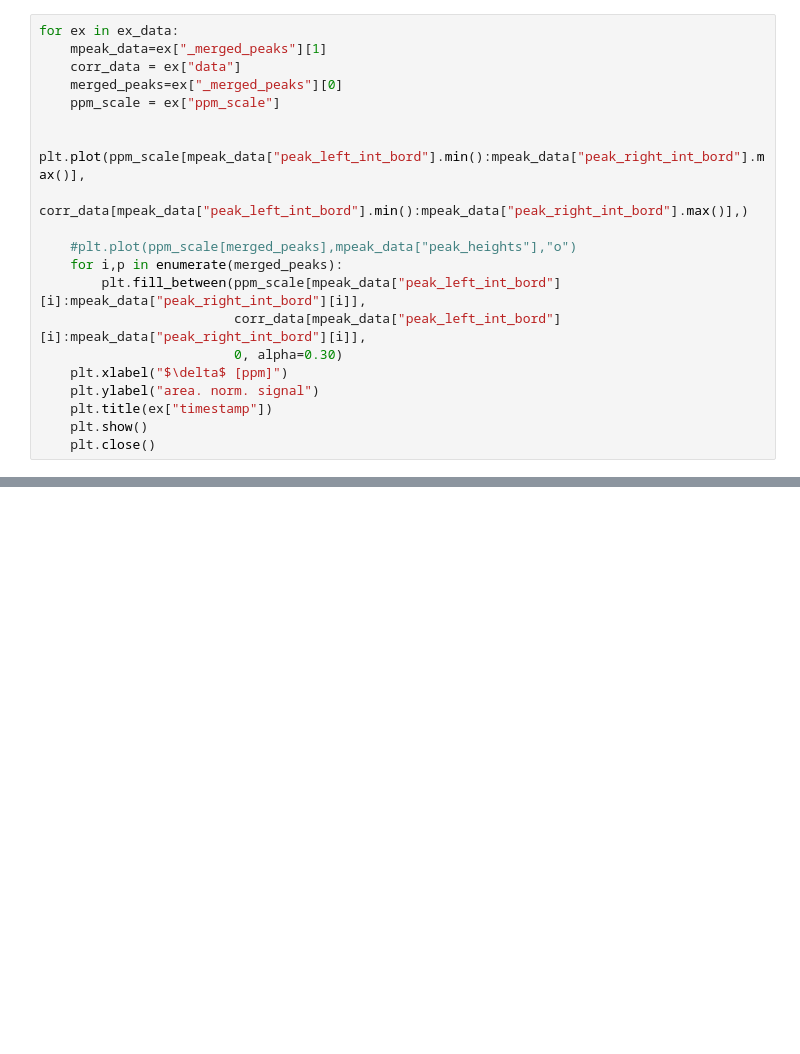
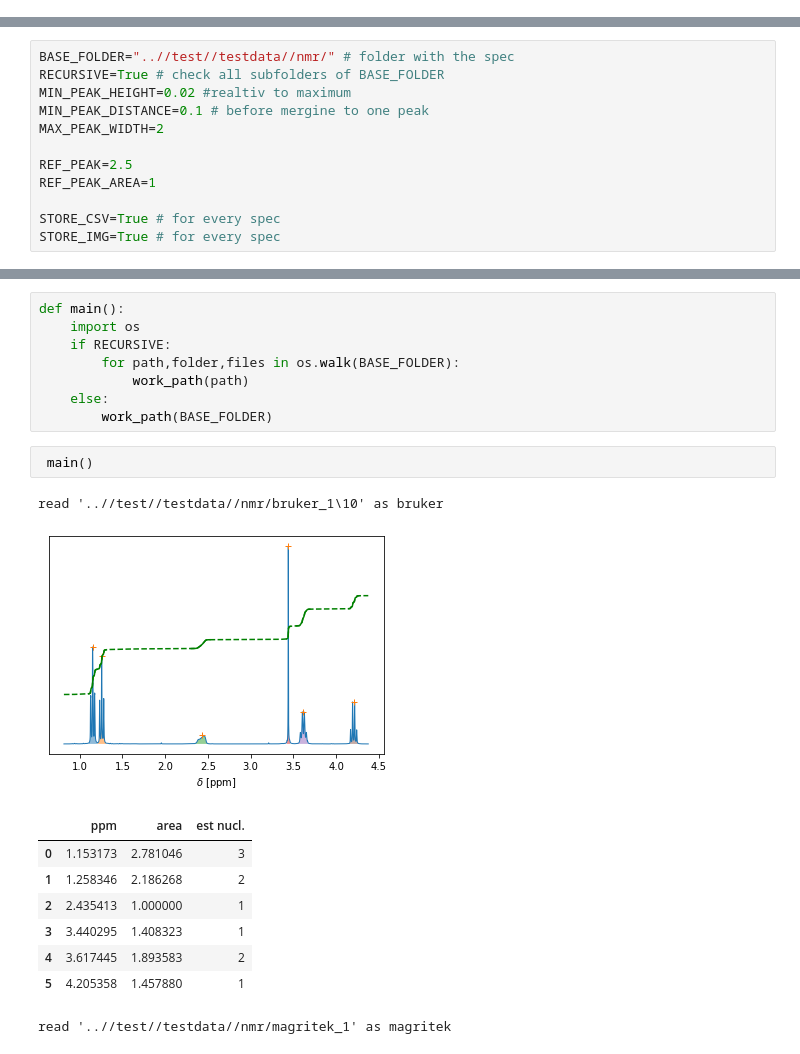
Before and after one commit to JulianKimmig/autochem, a Jupyter notebook: examples/nmr.ipynb, the cells around one changed output, grey strips where cells are left out. Drawn from its saved outputs; the diff is of its cells as text; blank space fills up the shorter version.

```diff
--- a/examples/nmr.ipynb
+++ b/examples/nmr.ipynb
@@ -271,20 +0,0 @@ plt.close()
-# %%
-for ex in ex_data:
-    mpeak_data=ex["_merged_peaks"][1]
-    corr_data = ex["data"]
-    merged_peaks=ex["_merged_peaks"][0]
-    ppm_scale = ex["ppm_scale"]
-
-    plt.plot(ppm_scale[mpeak_data["peak_left_int_bord"].min():mpeak_data["peak_right_int_bord"].max()],
-             corr_data[mpeak_data["peak_left_int_bord"].min():mpeak_data["peak_right_int_bord"].max()],)
-
-    #plt.plot(ppm_scale[merged_peaks],mpeak_data["peak_heights"],"o")
-    for i,p in enumerate(merged_peaks):
-        plt.fill_between(ppm_scale[mpeak_data["peak_left_int_bord"][i]:mpeak_data["peak_right_int_bord"][i]],
-                         corr_data[mpeak_data["peak_left_int_bord"][i]:mpeak_data["peak_right_int_bord"][i]],
-                         0, alpha=0.30)
-    plt.xlabel("$\delta$ [ppm]")
-    plt.ylabel("area. norm. signal")
-    plt.title(ex["timestamp"])
-    plt.show()
-    plt.close()
@@ -301,0 +1,12 @@ for ex in ex_data:
+# %%
+BASE_FOLDER="..//test//testdata//nmr/" # folder with the spec
+RECURSIVE=True # check all subfolders of BASE_FOLDER
+MIN_PEAK_HEIGHT=0.02 #realtiv to maximum
+MIN_PEAK_DISTANCE=0.1 # before mergine to one peak
+MAX_PEAK_WIDTH=2
+
+REF_PEAK=2.5
+REF_PEAK_AREA=1
+
+STORE_CSV=True # for every spec
+STORE_IMG=True # for every spec
@@ -301,0 +110,21 @@ for ex in ex_data:
+# %%
+def main():
+    import os
+    if RECURSIVE:
+        for path,folder,files in os.walk(BASE_FOLDER):
+            work_path(path)
+    else:
+        work_path(BASE_FOLDER)
+# %%
+ main()
+# %% [output]
+read '..//test//testdata//nmr/bruker_1\10' as bruker
+[figure, added]
+|  | ppm | area | est nucl. |
+| 0 | 1.153173 | 2.781046 | 3 |
+| 1 | 1.258346 | 2.186268 | 2 |
+| 2 | 2.435413 | 1.000000 | 1 |
+| 3 | 3.440295 | 1.408323 | 1 |
+| 4 | 3.617445 | 1.893583 | 2 |
+| 5 | 4.205358 | 1.457880 | 1 |
+read '..//test//testdata//nmr/magritek_1' as magritek
```
Also changed, not shown: parts of 12 cells of this notebook, 5 other files.
